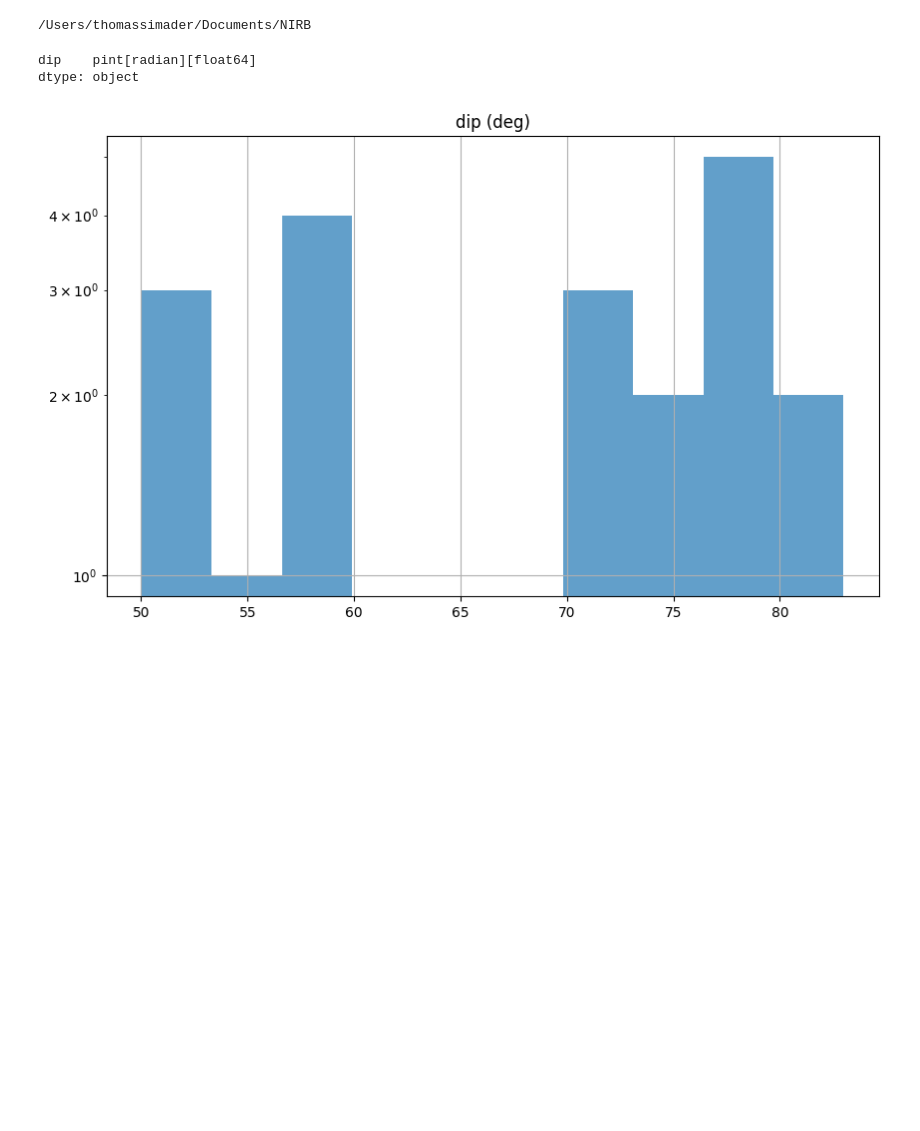
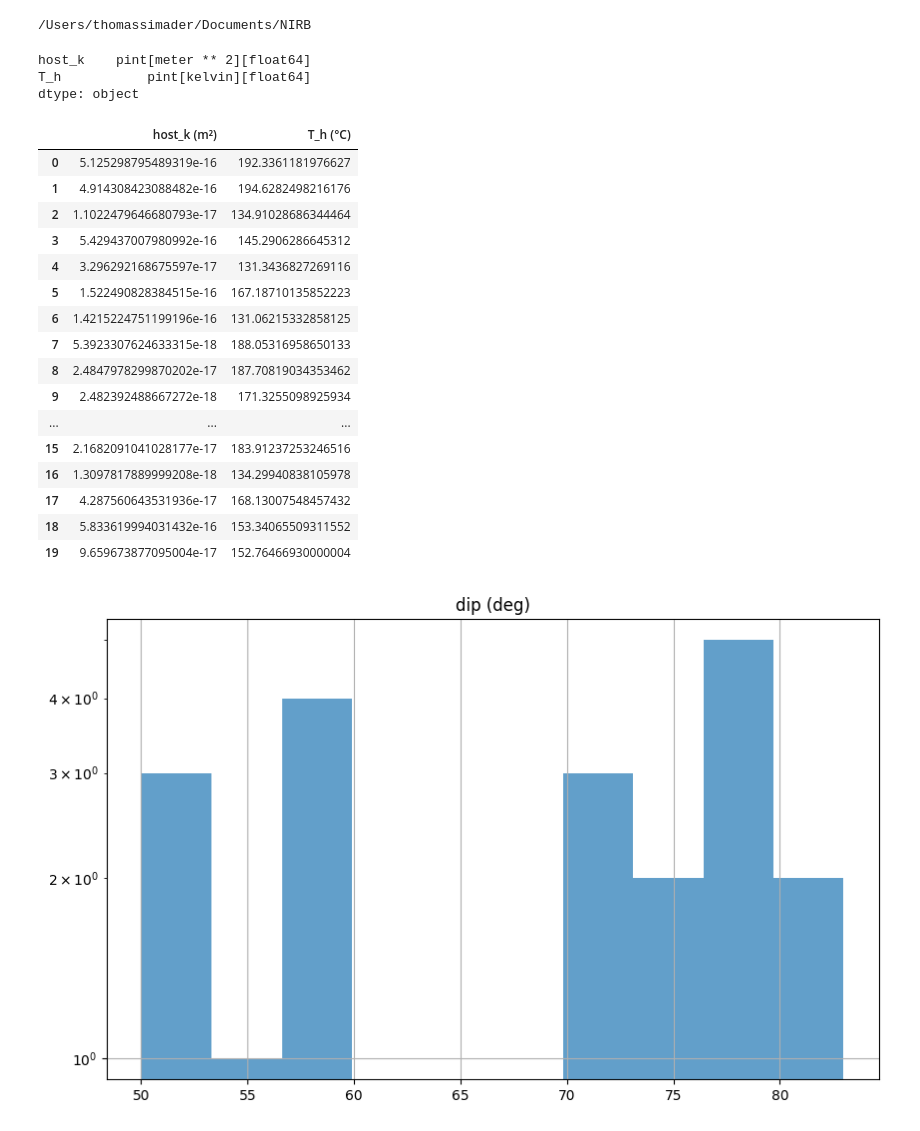
Before and after one commit to sito115/NIRB_FaultConvection, a Jupyter notebook: notebooks/A_plot_samples.ipynb, the cells around one changed output. Drawn from its saved outputs; the diff is of its cells as text; code cells hidden in the pictures; blank space fills up the shorter version.

```diff
--- a/notebooks/A_plot_samples.ipynb
+++ b/notebooks/A_plot_samples.ipynb
@@ -13,8 +13,8 @@ from scr.utils import load_pint_data
 from scr.utils.pint_units import PREFERRED_UNITS
 # %%
 ROOT = Path.cwd().parent
-VERSION = "03"
-DATA_TYPE = "Test"
+VERSION = "01"
+DATA_TYPE = "Training"
 print(ROOT)
 # %% [output]
 /Users/thomassimader/Documents/NIRB
@@ -24,7 +24,8 @@ assert df_path.exists()
 df_training = load_pint_data(df_path)
 df_training.dtypes
 # %% [output]
-dip    pint[radian][float64]
+host_k    pint[meter ** 2][float64]
+T_h           pint[kelvin][float64]
 dtype: object
 # %%
 for col in df_training.columns:
@@ -34,6 +35,26 @@ for col in df_training.columns:
 units = df_training.dtypes
 col_names = [f"{name} ({unit.units:~P})" for name, unit in zip(df_training.columns, units)]
 df_training.columns = col_names
+# %%
+df_training
+# %% [output]
+|  | host_k (m²) | T_h (°C) |
+| 0 | 5.125298795489319e-16 | 192.3361181976627 |
+| 1 | 4.914308423088482e-16 | 194.6282498216176 |
+| 2 | 1.1022479646680793e-17 | 134.91028686344464 |
+| 3 | 5.429437007980992e-16 | 145.2906286645312 |
+| 4 | 3.296292168675597e-17 | 131.3436827269116 |
+| 5 | 1.522490828384515e-16 | 167.18710135852223 |
+| 6 | 1.4215224751199196e-16 | 131.06215332858125 |
+| 7 | 5.3923307624633315e-18 | 188.05316958650133 |
+| 8 | 2.4847978299870202e-17 | 187.70819034353462 |
+| 9 | 2.482392488667272e-18 | 171.3255098925934 |
+| ... | ... | ... |
+| 15 | 2.1682091041028177e-17 | 183.91237253246516 |
+| 16 | 1.3097817889999208e-18 | 134.29940838105978 |
+| 17 | 4.287560643531936e-17 | 168.13007548457432 |
+| 18 | 5.833619994031432e-16 | 153.34065509311552 |
+| 19 | 9.659673877095004e-17 | 152.76466930000004 |
 # %%
 for column in df_training.columns:  # Loop through the first level of the column multi-index
     df_training[column] = df_training[column].apply(lambda x: x.magnitude)  # Apply unit (adjust 'meter' to fit your case)
```
Also changed, not shown: 7 other files.
